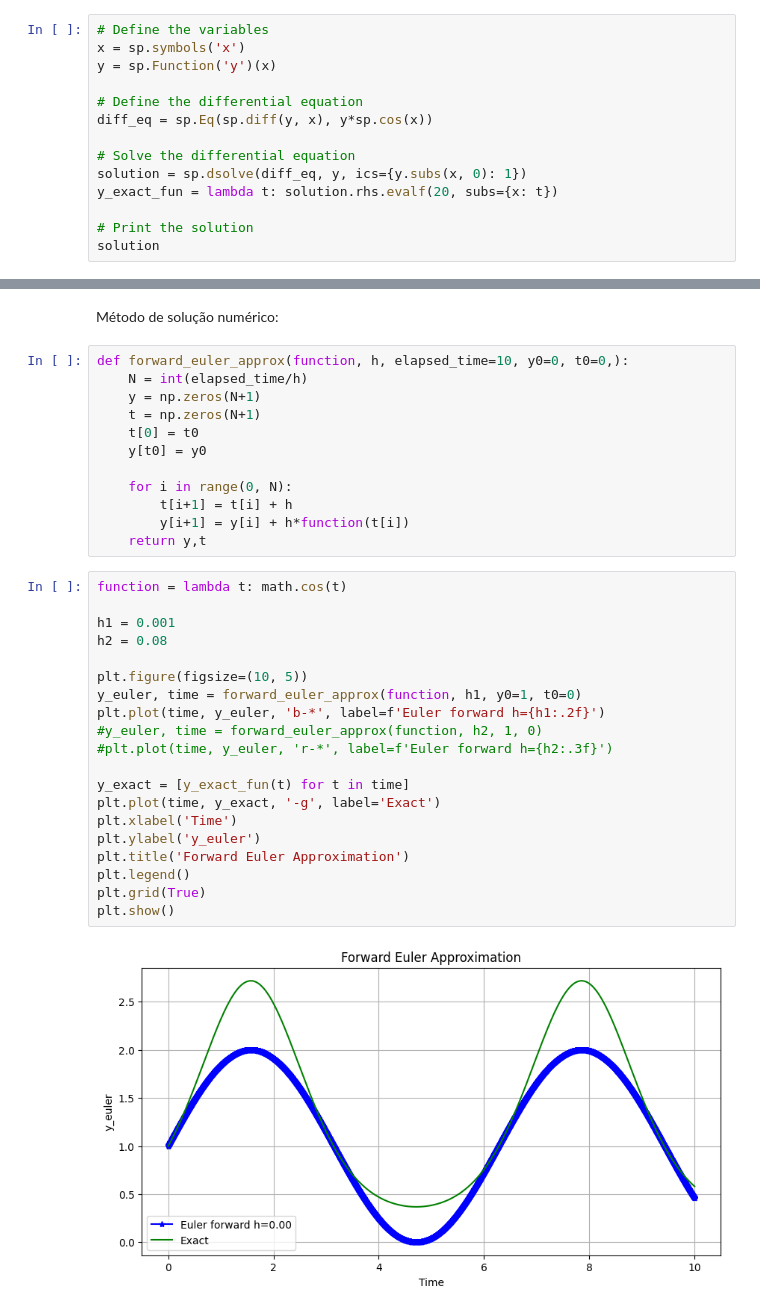
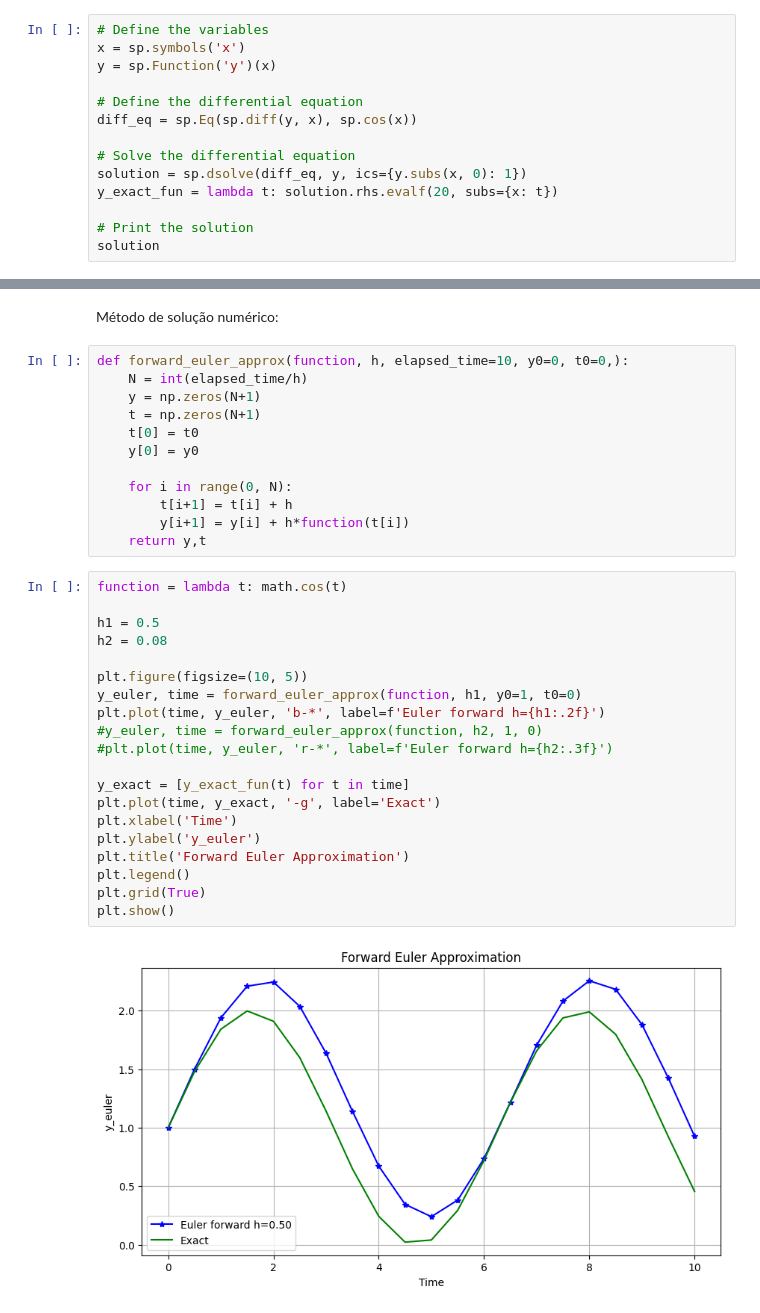
Before and after one commit to lorran-araujo/LNCC, a Jupyter notebook: disciplinas/metodos-numericos/Metodos-Numericos/codes/lista4/problema2.ipynb, the cells around one changed output, grey strips where cells are left out. Drawn from its saved outputs; the diff is of its cells as text.

```diff
--- a/disciplinas/metodos-numericos/Metodos-Numericos/codes/lista4/problema2.ipynb
+++ b/disciplinas/metodos-numericos/Metodos-Numericos/codes/lista4/problema2.ipynb
@@ -13,7 +13,7 @@ x = sp.symbols('x')
 y = sp.Function('y')(x)
 
 # Define the differential equation
-diff_eq = sp.Eq(sp.diff(y, x), y*sp.cos(x))
+diff_eq = sp.Eq(sp.diff(y, x), sp.cos(x))
 
 # Solve the differential equation
 solution = sp.dsolve(diff_eq, y, ics={y.subs(x, 0): 1})
@@ -31,7 +31,7 @@ def forward_euler_approx(function, h, elapsed_time=10, y0=0, t0=0,):
     y = np.zeros(N+1)
     t = np.zeros(N+1)
     t[0] = t0
-    y[t0] = y0
+    y[0] = y0
 
     for i in range(0, N):
         t[i+1] = t[i] + h
@@ -40,22 +40,22 @@ def forward_euler_approx(function, h, elapsed_time=10, y0=0, t0=0,):
 # %%
 function = lambda t: math.cos(t)
 
-h1 = 0.001
+h1 = 0.5
 h2 = 0.08
 
 plt.figure(figsize=(10, 5))
 y_euler, time = forward_euler_approx(function, h1, y0=1, t0=0)
 plt.plot(time, y_euler, 'b-*', label=f'Euler forward h={h1:.2f}')
 #y_euler, time = forward_euler_approx(function, h2, 1, 0)
 #plt.plot(time, y_euler, 'r-*', label=f'Euler forward h={h2:.3f}')
 
 y_exact = [y_exact_fun(t) for t in time]
 plt.plot(time, y_exact, '-g', label='Exact')
 plt.xlabel('Time')
 plt.ylabel('y_euler')
 plt.title('Forward Euler Approximation')
 plt.legend()
 plt.grid(True)
 plt.show()
 # %% [output]
-[figure, old version]
+[figure, new version]
```
Also changed, not shown: parts of 1 cell of this notebook, 1 other file.
